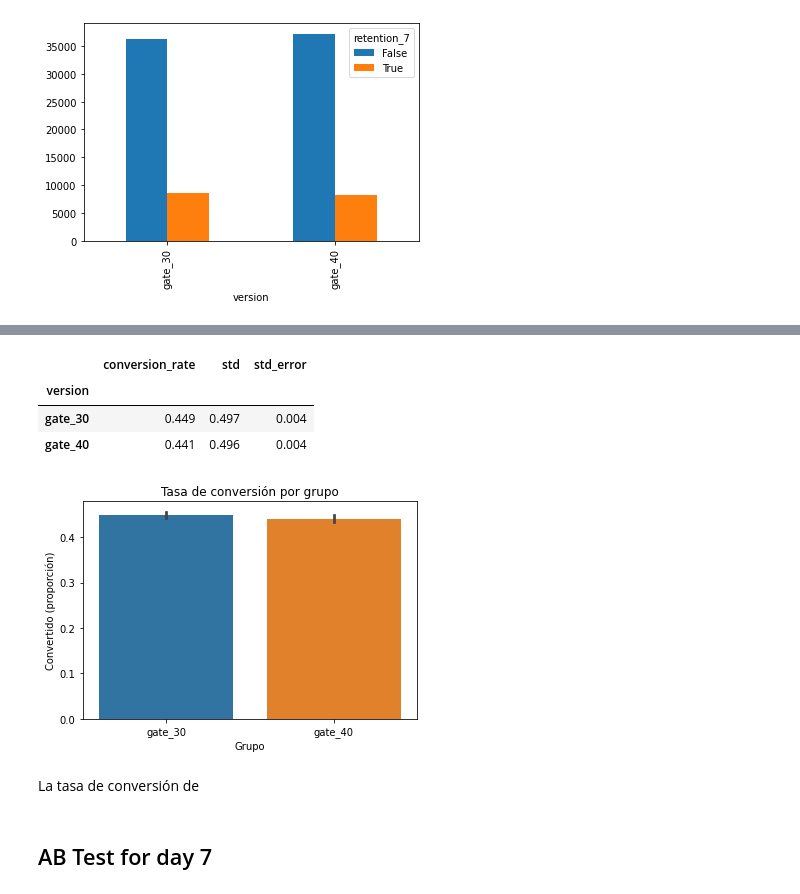
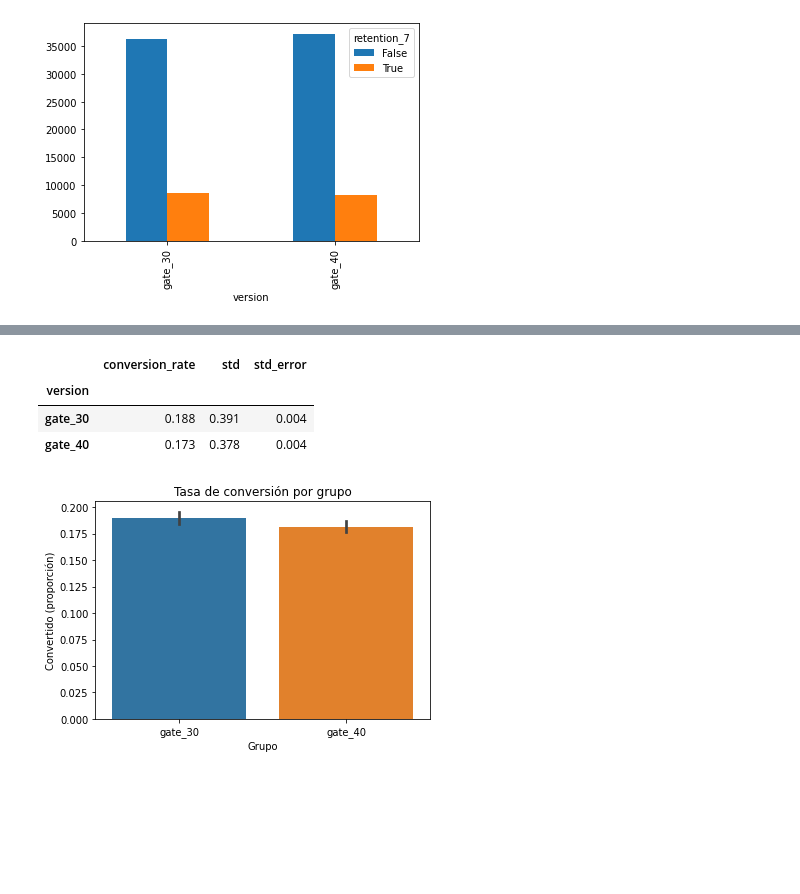
Before and after one commit to Ironhack-Data-Madrid-Mayo-2022/6.4_lab-AB-Testing, a Jupyter notebook: lab-ab-test.ipynb, the cells around one changed output, grey strips where cells are left out. Saved outputs shown, nothing was run; the diff lists cells and outputs as text; code cells hidden in the pictures; blank space fills up the shorter version.

```diff
--- a/lab-ab-test.ipynb
+++ b/lab-ab-test.ipynb
@@ -179,6 +203,6 @@ gate_40    20034
 Name: version, dtype: int64
 # %%
-tasas_conversion=ab_test_1.groupby('version')['retention_1'] # agrupo por grupo
+tasas_conversion=ab_test_2.groupby('version')['retention_7'] # agrupo por grupo
 
 std=lambda x: np.std(x, ddof=0)    # std
 
@@ -192,21 +216,17 @@ tasas_conversion.style.format('{:.3f}')
 # %% [output]
 |  | conversion_rate | std | std_error |
 | version |  |  |  |
-| gate_30 | 0.449 | 0.497 | 0.004 |
-| gate_40 | 0.441 | 0.496 | 0.004 |
+| gate_30 | 0.188 | 0.391 | 0.004 |
+| gate_40 | 0.173 | 0.378 | 0.004 |
 # %%
 plt.figure(figsize=(6,4))
 
 sns.barplot(x=ab_test_1['version'],
-            y=ab_test_1['retention_1'])
+            y=ab_test_1['retention_7'])
 
 # plt.ylim(0, 0.17)
 plt.title('Tasa de conversión por grupo')
 plt.xlabel('Grupo')
 plt.ylabel('Convertido (proporción)');
 # %% [output]
-[figure, old version]
+[figure, new version]
-# %% [markdown]
-La tasa de conversión de
-# %% [markdown]
-## AB Test for day 7
```
Also changed, not shown: parts of 15 cells of this notebook.
